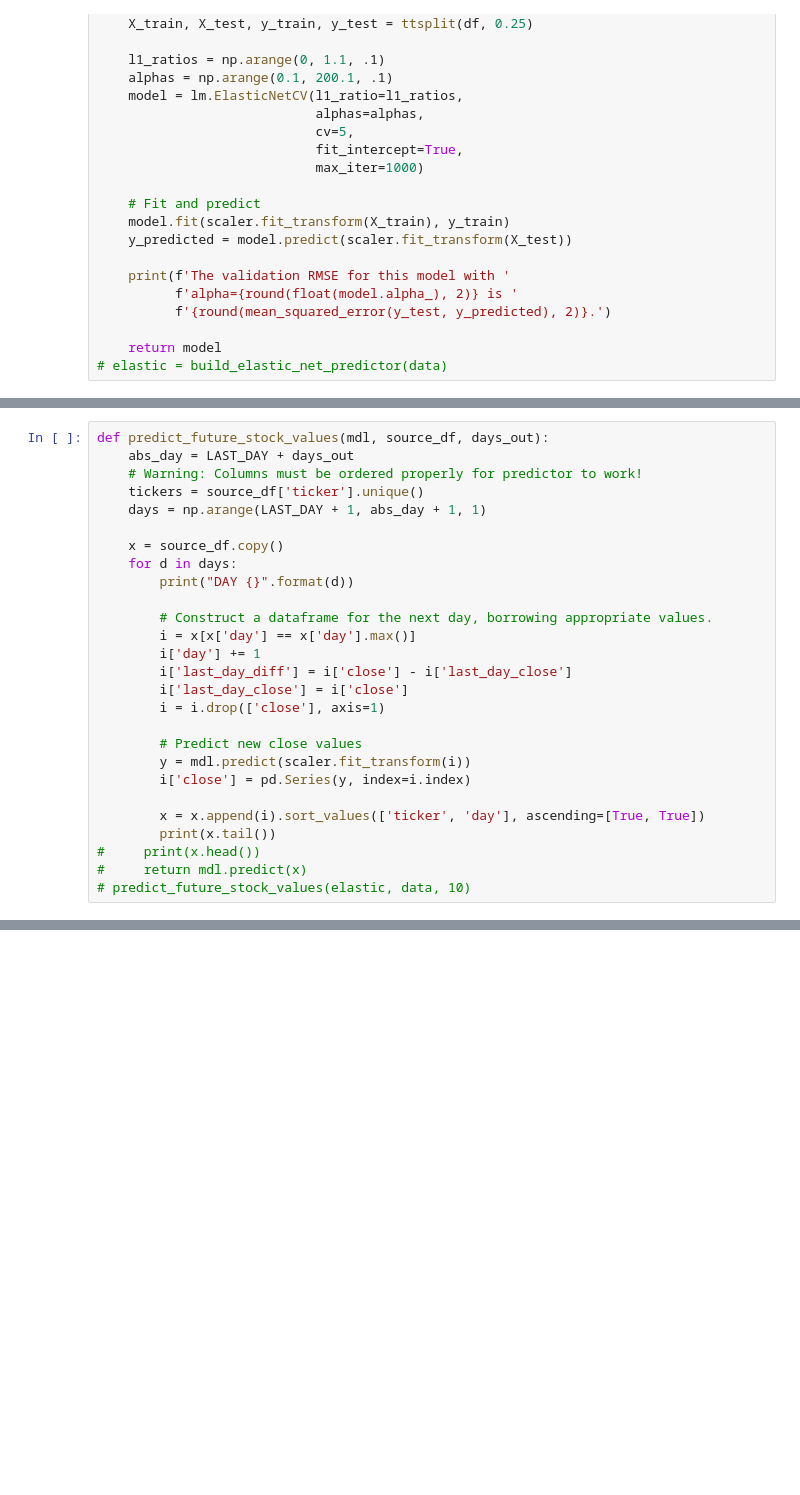
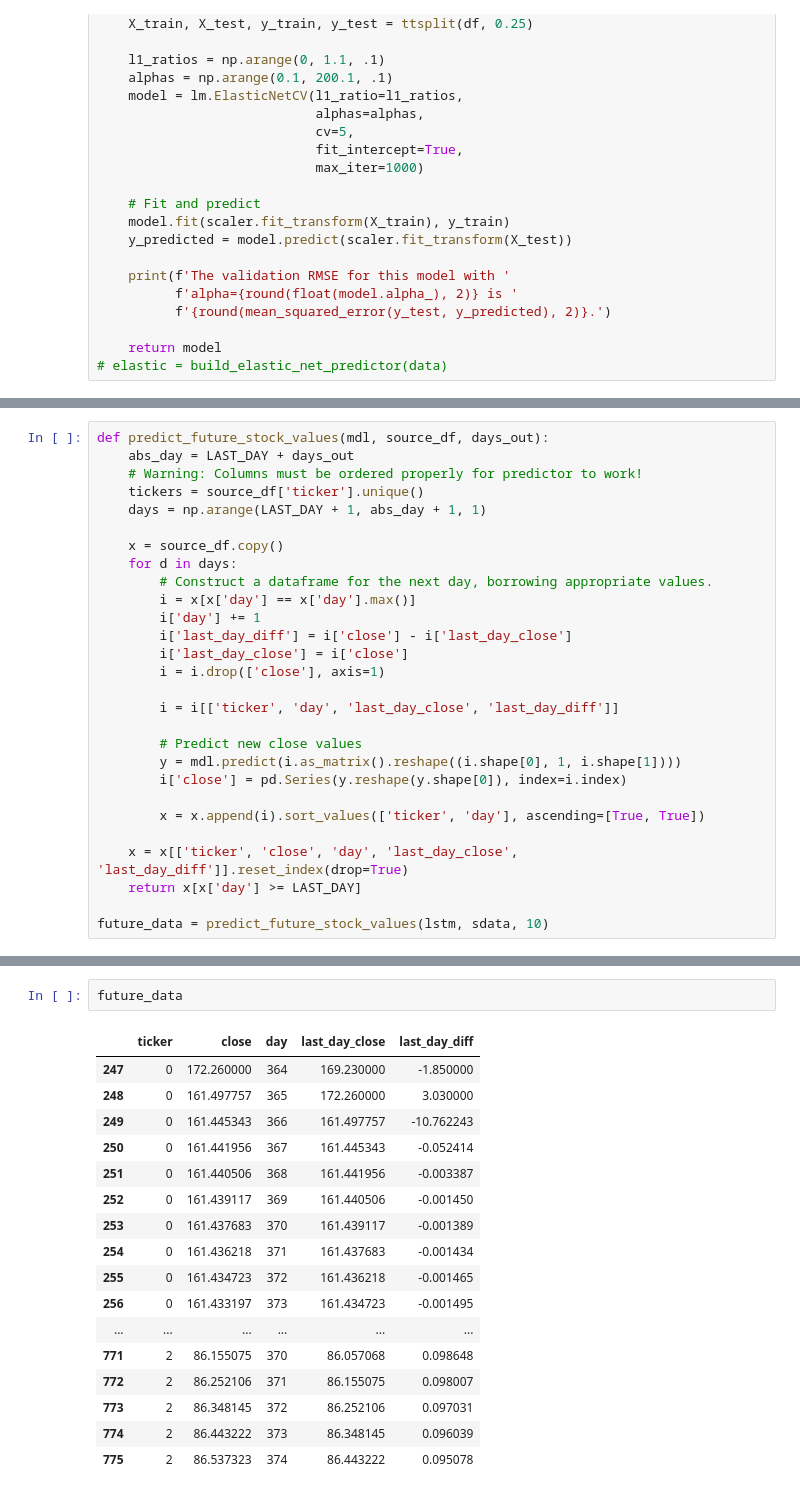
Before and after one commit to TheBestBetters/BettingMachine, a Jupyter notebook: Exploration.ipynb, the cells around one changed output, grey strips where cells are left out. Cells and saved outputs as stored; diff of their text form; blank space fills up the shorter version.

```diff
--- a/Exploration.ipynb
+++ b/Exploration.ipynb
@@ -131,8 +189,6 @@ def predict_future_stock_values(mdl, source_df, days_out):
 
     x = source_df.copy()
     for d in days:
-        print("DAY {}".format(d))
-
         # Construct a dataframe for the next day, borrowing appropriate values.
         i = x[x['day'] == x['day'].max()]
         i['day'] += 1
@@ -140,12 +196,15 @@ def predict_future_stock_values(mdl, source_df, days_out):
         i['last_day_close'] = i['close']
         i = i.drop(['close'], axis=1)
 
+        i = i[['ticker', 'day', 'last_day_close', 'last_day_diff']]
+
         # Predict new close values
-        y = mdl.predict(scaler.fit_transform(i))
-        i['close'] = pd.Series(y, index=i.index)
+        y = mdl.predict(i.as_matrix().reshape((i.shape[0], 1, i.shape[1])))
+        i['close'] = pd.Series(y.reshape(y.shape[0]), index=i.index)
 
         x = x.append(i).sort_values(['ticker', 'day'], ascending=[True, True])
-        print(x.tail())
-#     print(x.head())
-#     return mdl.predict(x)
-# predict_future_stock_values(elastic, data, 10)
+
+    x = x[['ticker', 'close', 'day', 'last_day_close', 'last_day_diff']].reset_index(drop=True)
+    return x[x['day'] >= LAST_DAY]
+
+future_data = predict_future_stock_values(lstm, sdata, 10)
@@ -152 +237,21 @@ def predict_future_stock_values(mdl, source_df, days_out):
+# %%
+future_data
+# %% [output]
+|  | ticker | close | day | last_day_close | last_day_diff |
+| 247 | 0 | 172.260000 | 364 | 169.230000 | -1.850000 |
+| 248 | 0 | 161.497757 | 365 | 172.260000 | 3.030000 |
+| 249 | 0 | 161.445343 | 366 | 161.497757 | -10.762243 |
+| 250 | 0 | 161.441956 | 367 | 161.445343 | -0.052414 |
+| 251 | 0 | 161.440506 | 368 | 161.441956 | -0.003387 |
+| 252 | 0 | 161.439117 | 369 | 161.440506 | -0.001450 |
+| 253 | 0 | 161.437683 | 370 | 161.439117 | -0.001389 |
+| 254 | 0 | 161.436218 | 371 | 161.437683 | -0.001434 |
+| 255 | 0 | 161.434723 | 372 | 161.436218 | -0.001465 |
+| 256 | 0 | 161.433197 | 373 | 161.434723 | -0.001495 |
+| ... | ... | ... | ... | ... | ... |
+| 771 | 2 | 86.155075 | 370 | 86.057068 | 0.098648 |
+| 772 | 2 | 86.252106 | 371 | 86.155075 | 0.098007 |
+| 773 | 2 | 86.348145 | 372 | 86.252106 | 0.097031 |
+| 774 | 2 | 86.443222 | 373 | 86.348145 | 0.096039 |
+| 775 | 2 | 86.537323 | 374 | 86.443222 | 0.095078 |
 # %%
```
Also changed, not shown: parts of 7 cells of this notebook.
